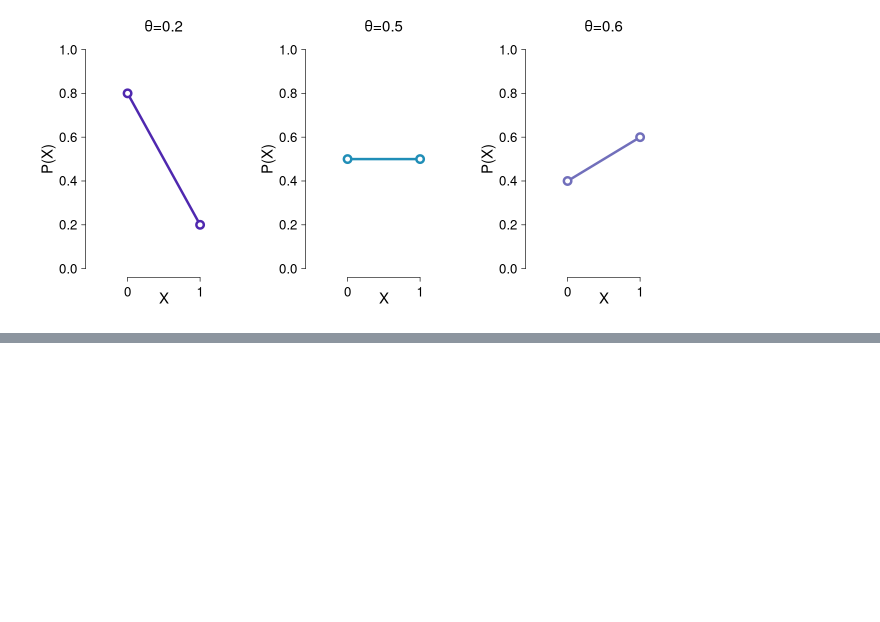
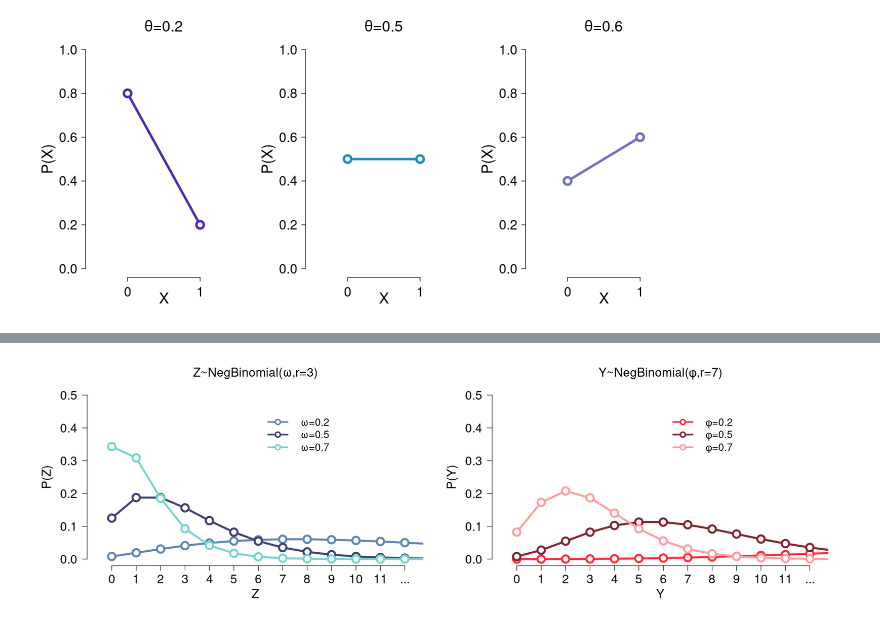
Before and after one commit to OscaRoa/iadiii, a Jupyter notebook: 03_Distribuciones discretas.ipynb, the cells around one changed output, grey strips where cells are left out. Drawn from its saved outputs; the diff is of its cells as text; code cells hidden in the pictures; blank space fills up the shorter version.

```diff
--- a/03_Distribuciones discretas.ipynb
+++ b/03_Distribuciones discretas.ipynb
@@ -339,0 +605,52 @@ mtext('Y~Binomial(\u03c6,7)',3,line=1,cex=1.5)
+# %%
+# Examples Negative Binomial Distribution
+# Density Definition
+negbinom <- function(prob,r){
+    x <- 0:100 # Although this random variable runs up to infinity
+    pmf <- factorial(x+r-1)/(factorial(x)*factorial(r-1))*(prob^r)*(1-prob)^(x)
+    return(list(x=x,pmf=pmf))
+}
+# Plotting
+options(repr.plot.width = 16.5, repr.plot.height = 5)
+par(mar=c(4,5,3,2),cex.axis=1.5)
+layout(matrix(1:2,ncol=2))
+# n_failures before 3 successes
+n <- 3
+omega <- c(0.2,0.5,0.7)
+colors <- c("#5f86b7", "#424175", "#77d6cf")
+plot(NULL,xlim=c(-.5,12+.25),ylim=c(0,.5),ann=F,axes=F)
+axis(1,at=0:12,labels=c(as.character(0:11),'...'));axis(2,las=1)
+for(om in 1:length(omega)){
+    distribution <- negbinom(omega[om],n)
+    points(distribution$x,distribution$pmf,
+          pch=21,bg='#ffffff',type='o',lwd=4,cex=2,col=colors[om])
+}
+legend(6,.45,xjust=0,yjust=1,
+      legend=paste('\u03c9=',omega,sep=''),
+      lwd=3,col=colors,pch=21,pt.bg='#ffffff',
+      seg.len=.6,pt.cex=1.35,y.intersp=1.5,x.intersp=.4,
+      cex=1.25,box.lty='blank')
+mtext('Z',1,line=2.5,cex=1.5)
+mtext('P(Z)',2,line=3.5,cex=1.5)
+mtext('Z~NegBinomial(\u03c9,r=3)',3,line=1,cex=1.5)
+# n_failures before 7 successes
+m <- 7
+kappa <- c(0.2,0.5,0.7)
+colors <- c("#fd2c3b", "#812531","#fd9f9f")
+plot(NULL,xlim=c(-.5,12+.25),ylim=c(0,.5),ann=F,axes=F)
+axis(1,at=0:12,labels=c(as.character(0:11),'...'));axis(2,las=1)
+for(kp in 1:length(kappa)){
+    distribution <- negbinom(kappa[kp],m)
+    points(distribution$x,distribution$pmf,
+          pch=21,bg='#ffffff',type='o',lwd=4,cex=2,col=colors[kp])
+}
+legend(6,.45,xjust=0,yjust=1,
+      legend=paste('\u03c6=',kappa,sep=''),
+      lwd=3,col=colors,pch=21,pt.bg='#ffffff',
+      seg.len=.6,pt.cex=1.35,y.intersp=1.5,x.intersp=.4,
+      cex=1.25,box.lty='blank')
+mtext('Y',1,line=2.5,cex=1.5)
+mtext('P(Y)',2,line=3.5,cex=1.5)
+mtext('Y~NegBinomial(\u03c6,r=7)',3,line=1,cex=1.5)
+# %% [output]
+[figure, added]
```
Also changed, not shown: parts of 17 cells of this notebook.
